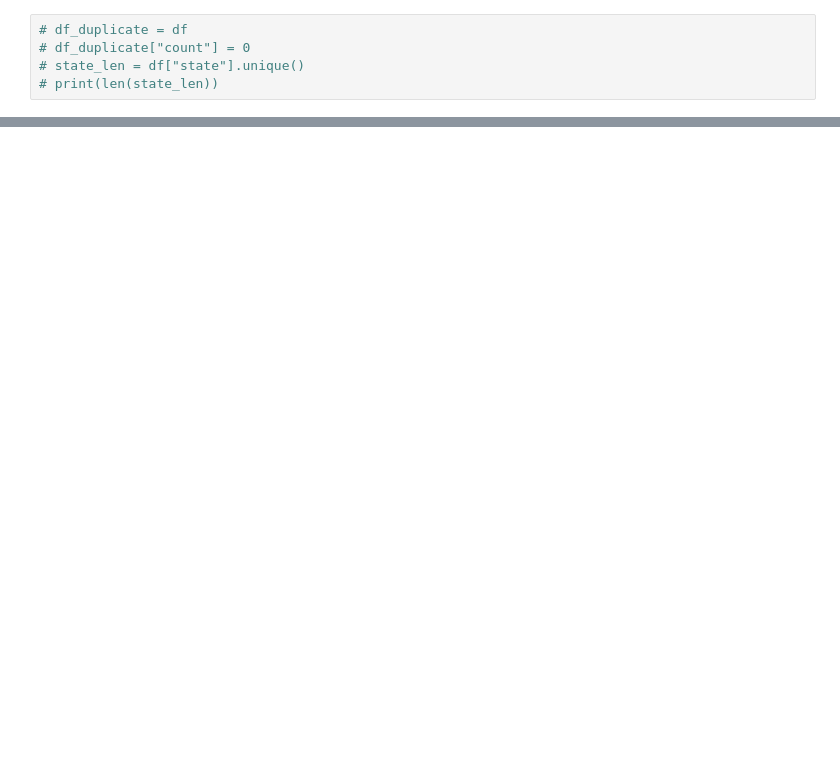
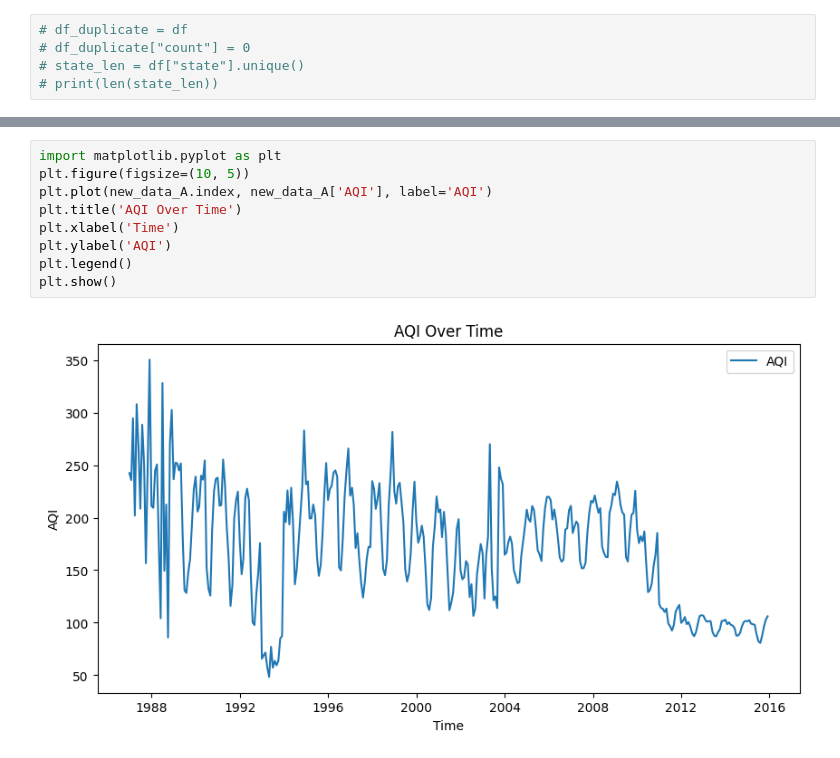
Before and after one commit to soulbrooxx/indian-air, a Jupyter notebook: src/analysis.ipynb, the cells around one changed output, grey strips where cells are left out. Saved outputs shown, nothing was run; the diff lists cells and outputs as text; blank space fills up the shorter version.

```diff
--- a/src/analysis.ipynb
+++ b/src/analysis.ipynb
@@ -841,0 +386,11 @@ No supported index is available. In the next version, calling this method in a m
+# %%
+import matplotlib.pyplot as plt
+plt.figure(figsize=(10, 5))
+plt.plot(new_data_A.index, new_data_A['AQI'], label='AQI')
+plt.title('AQI Over Time')
+plt.xlabel('Time')
+plt.ylabel('AQI')
+plt.legend()
+plt.show()
+# %% [output]
+[figure, added]
```
Also changed, not shown: parts of 45 cells of this notebook, 20 other files.
